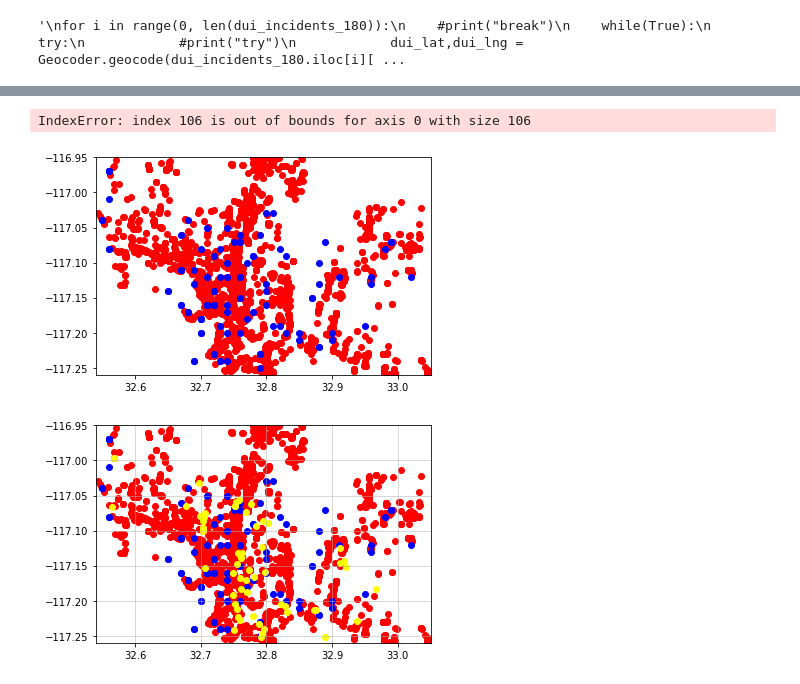
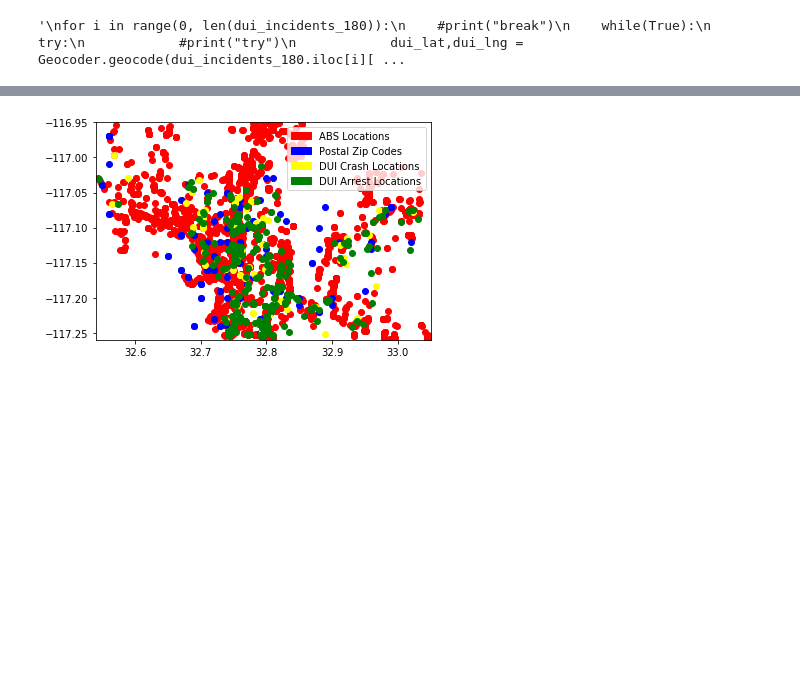
Before and after one commit to sarah-george/San-Diego-DUI-Crashes-and-Arrests, a Jupyter notebook: DUI_Notebook_V2.ipynb, the cells around one changed output, grey strips where cells are left out. Drawn from its saved outputs; the diff is of its cells as text; code cells hidden in the pictures; blank space fills up the shorter version.

Commit message:
updated scatter and goecoding for dui_incidents

```diff
--- a/DUI_Notebook_V2.ipynb
+++ b/DUI_Notebook_V2.ipynb
@@ -358,52 +275,68 @@ df_zip_coords.head(10)
 # %%
-crash_coords_df = pd.read_csv('crash_coordinates.csv')
-crash_coords_arr = np.zeros(len(df_zip_coords), dtype=('2float'))
-for i in range(0,len(crash_coords_df)-1):
-    coord = crash_lat = crash_coords_df.iloc[i]
-    opening_paren_index = coord[1].find("(")
-    comma_index = coord[1].find(",")
-    closing_parn_index = coord[1].find(")")
-    crash_lat = float(coord[1][opening_paren_index+1:comma_index])
-    crash_lng = float(coord[1][comma_index+2:closing_parn_index])
+crash_coords_df = s.to_frame()
+crash_coords_arr = np.zeros(134, dtype=('2float'))
+
+for i in range(0,134):
+    coord = str(crash_coords_df.iloc[i])
+    opening_paren_index = coord.find("(")
+    comma_index = coord.find(",")
+    closing_paren_index = coord.find(")")
+    crash_lat = float(coord[opening_paren_index+1:comma_index])
+    crash_lng = float(coord[comma_index+1:closing_paren_index])
     crash_coords_arr[i] = ((crash_lat,crash_lng))
 
-#print(crash_coords_arr)
+#do the same for dui_incidents_180 df
+dui_incidents_arr = np.zeros(456,dtype=('2float'))
+temp_df = pd.read_csv('dui_incidents_180.csv')
+for i in range(0,455):
+    coord = str(temp_df.iloc[i])
+    opening_paren_index = coord.find("(")
+    comma_index = coord.find(",")
+    closing_parn_index = coord.find(")")
+    crash_lat = float(coord[opening_paren_index+1:comma_index])
+    crash_lng = float(coord[comma_index+2:closing_parn_index])
+    dui_incidents_arr[i] = ((crash_lat,crash_lng))
-# %% [output]
-IndexError: index 106 is out of bounds for axis 0 with size 106
 # %%
 #for key in sums:
 
 fig = plt.figure()
 ax1 = fig.add_subplot(111)
 ax1.set_xlim(32.54,33.05)
 ax1.set_ylim(-117.26,-116.95 )
 
 #Zip coordinates
 zip_coordinates = np.zeros(len(df_zip_coords), dtype=('2float'))
 
 for i in range(0,len(df_zip_coords)):
-    #zip_coordinates.append((float(df_zip_coords.iloc[i]['Lat']),float(df_zip_coords.iloc[i]['Lon'])))
     zip_lat = float(df_zip_coords.iloc[i]['Lat'])
     zip_lng = float(df_zip_coords.iloc[i]['Lon'])
     zip_coordinates[i] = (zip_lat,zip_lng)
 
 #Alcohol Permits SCATTER PLOTTING
 
 coords = np.zeros(len(alc_permits), dtype=('2float'))
 
 for i in range(0, len(alc_permits)):
     alc_lat = float(alc_permits['lat'].iloc[i])
     alc_lng = float(alc_permits['lon'].iloc[i])
     coords[i] = (alc_lat, alc_lng)
 
 coords = coords[0:len(coords)-2]
 ax1.scatter(coords[:,0], coords[:,1], c='red')
 ax1.scatter(zip_coordinates[:,0],zip_coordinates[:,1], c='blue')
 ax1.scatter(crash_coords_arr[:,0],crash_coords_arr[:,1], c='yellow')
+ax1.scatter(dui_incidents_arr[:,0],dui_incidents_arr[:,1],c='green')
+
+#create legend
+red_dots = mpatches.Patch(color='red',label='ABS Locations')
+blue_dots = mpatches.Patch(color='blue',label='Postal Zip Codes')
+yellow_dots = mpatches.Patch(color='yellow',label='DUI Crash Locations')
+green_dots = mpatches.Patch(color='green',label='DUI Arrest Locations')
+
+plt.legend(handles=[red_dots,blue_dots,yellow_dots,green_dots])
 
 # Turn on the grid
-plt.grid(linewidth='.5')
+#plt.grid(linewidth='1.0')
 plt.show()
 # %% [output]
-[figure, old version]
+[figure, new version]
-[figure, removed]
```
Also changed, not shown: parts of 20 cells of this notebook, 2 other files.
